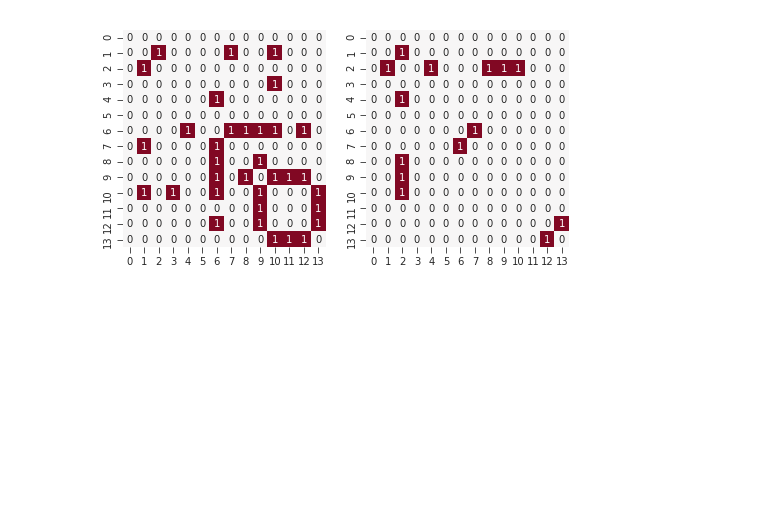
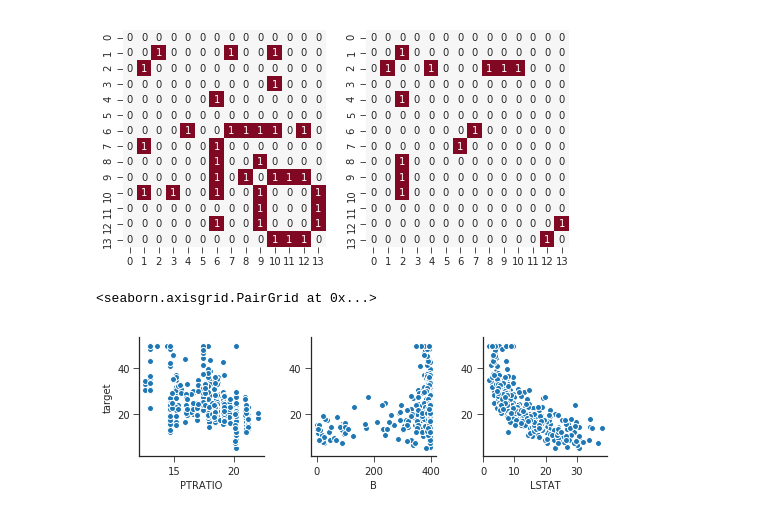
Before and after one commit to ytakashina/depynd, a Jupyter notebook: markov_networks.ipynb, the cells around one changed output. Saved outputs shown, nothing was run; the diff lists cells and outputs as text; code cells hidden in the pictures; blank space fills up the shorter version.

```diff
--- a/markov_networks.ipynb
+++ b/markov_networks.ipynb
@@ -43,3 +43,9 @@ sns.heatmap(adj2, annot=True, ax=axes[1], center=0, cmap=palette, cbar=False)
 # %% [output]
 <matplotlib.axes._subplots.AxesSubplot at 0x...>
 [figure]
+# %%
+selected = adj1[-1, :-1]
+sns.pairplot(df, x_vars=boston.feature_names[selected], y_vars='target')
+# %% [output]
+<seaborn.axisgrid.PairGrid at 0x...>
+[figure, added]
```
Also changed, not shown: 1 other file.
